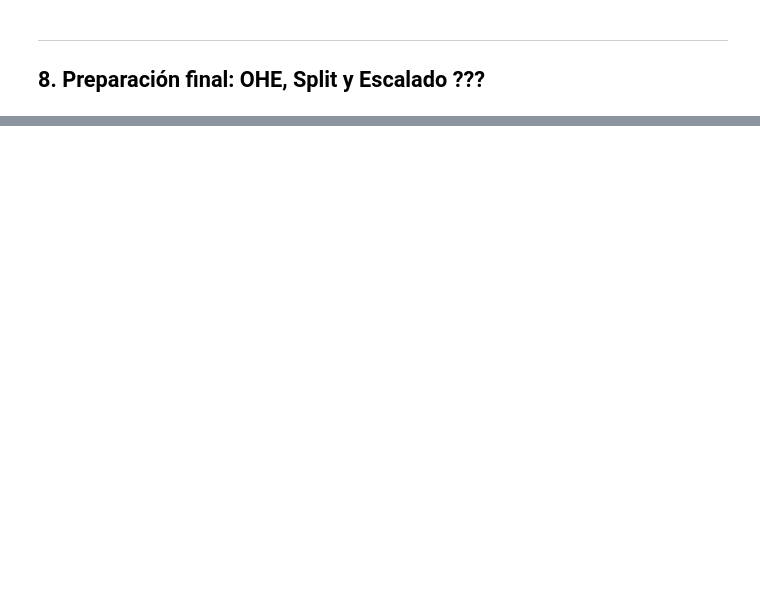
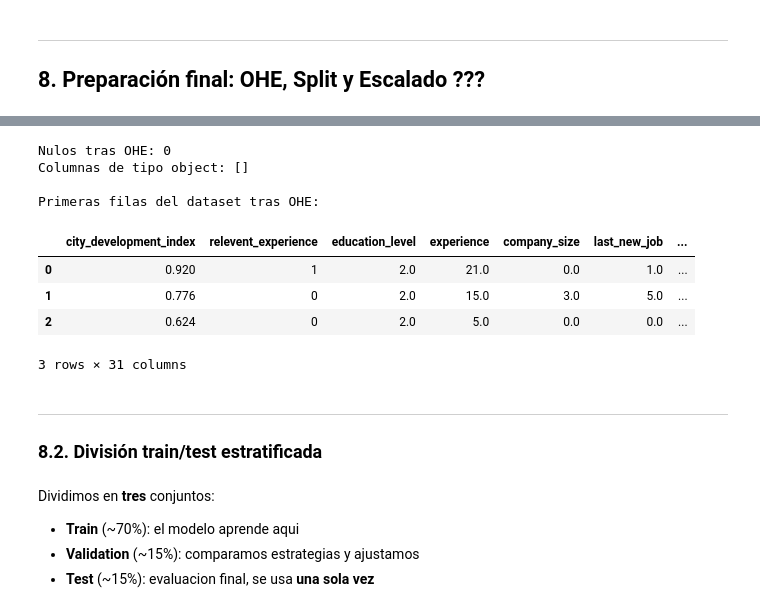
Before and after one commit to alejobgr99/lab-data-science-uniovi, a Jupyter notebook: actividad_final_micro.ipynb, the cells around one changed output, grey strips where cells are left out. Saved outputs shown, nothing was run; the diff lists cells and outputs as text; code cells hidden in the pictures; blank space fills up the shorter version.

```diff
--- a/actividad_final_micro.ipynb
+++ b/actividad_final_micro.ipynb
@@ -568,0 +639,10 @@ Nulos restantes: 0
+# %%
+# Feature 1: interacción CDI × experiencia
+data_clean['cdi_x_exp'] = data_clean['city_development_index'] * data_clean['experience']
+
+# Feature 2: flag candidato en curso a tiempo completo
+data_clean['is_fulltime_course'] = (data_clean['enrolled_university'] == 'Full time course').astype(int)
+
+print('Nuevas features añadidas:')
+print(f"  cdi_x_exp — estadísticos: media={data_clean['cdi_x_exp'].mean():.3f}, std={data_clean['cdi_x_exp'].std():.3f}")
+print(f"  is_fulltime_course — distribución: {data_clean['is_fulltime_course'].value_counts().to_dict()}")
@@ -575,0 +665,7 @@ Nulos restantes: 0
+# %%
+nominal_features = ['gender', 'enrolled_university', 'major_discipline', 'company_type']
+
+print('Categorías por variable nominal (tras imputación):')
+for col in nominal_features:
+    cats = sorted(data_clean[col].unique())
+    print(f'  {col} ({len(cats)} categorías): {cats}')
@@ -575,0 +678,17 @@ Nulos restantes: 0
+# %%
+ohe = OneHotEncoder(handle_unknown='ignore', sparse_output=False)
+
+# Ajustar y transformar
+ohe_array = ohe.fit_transform(data_clean[nominal_features])
+ohe_cols  = ohe.get_feature_names_out(nominal_features)
+df_ohe    = pd.DataFrame(ohe_array, columns=ohe_cols, index=data_clean.index)
+
+# Eliminar columnas originales y añadir las nuevas
+df_final = pd.concat([data_clean.drop(columns=nominal_features), df_ohe], axis=1)
+
+print(f'Dimensiones antes del OHE : {data_clean.shape}')
+print(f'Dimensiones después del OHE: {df_final.shape}')
+print(f'Columnas OHE generadas     : {len(ohe_cols)}')
+print(f'\nColumnas nuevas:')
+for col in ohe_cols:
+    print(f'  {col}')
@@ -575,0 +713,24 @@ Nulos restantes: 0
+# %%
+# Verificación: no deben quedar nulos ni columnas de texto
+print(f'Nulos tras OHE: {df_final.isnull().sum().sum()}')
+print(f'Columnas de tipo object: {list(df_final.select_dtypes(include="object").columns)}')
+print(f'\nPrimeras filas del dataset tras OHE:')
+df_final.head(3)
+# %% [output]
+Nulos tras OHE: 0
+Columnas de tipo object: []
+
+Primeras filas del dataset tras OHE:
+|  | city_development_index | relevent_experience | education_level | experience | company_size | last_new_job | ... |
+| 0 | 0.920 | 1 | 2.0 | 21.0 | 0.0 | 1.0 | ... |
+| 1 | 0.776 | 0 | 2.0 | 15.0 | 3.0 | 5.0 | ... |
+| 2 | 0.624 | 0 | 2.0 | 5.0 | 0.0 | 0.0 | ... |
+3 rows × 31 columns
+# %% [markdown]
+---
+### 8.2. División train/test estratificada
+# %% [markdown]
+Dividimos en **tres** conjuntos:
+- **Train** (~70%): el modelo aprende aqui
+- **Validation** (~15%): comparamos estrategias y ajustamos
+- **Test** (~15%): evaluacion final, se usa **una sola vez**
```
Also changed, not shown: parts of 27 cells of this notebook.
